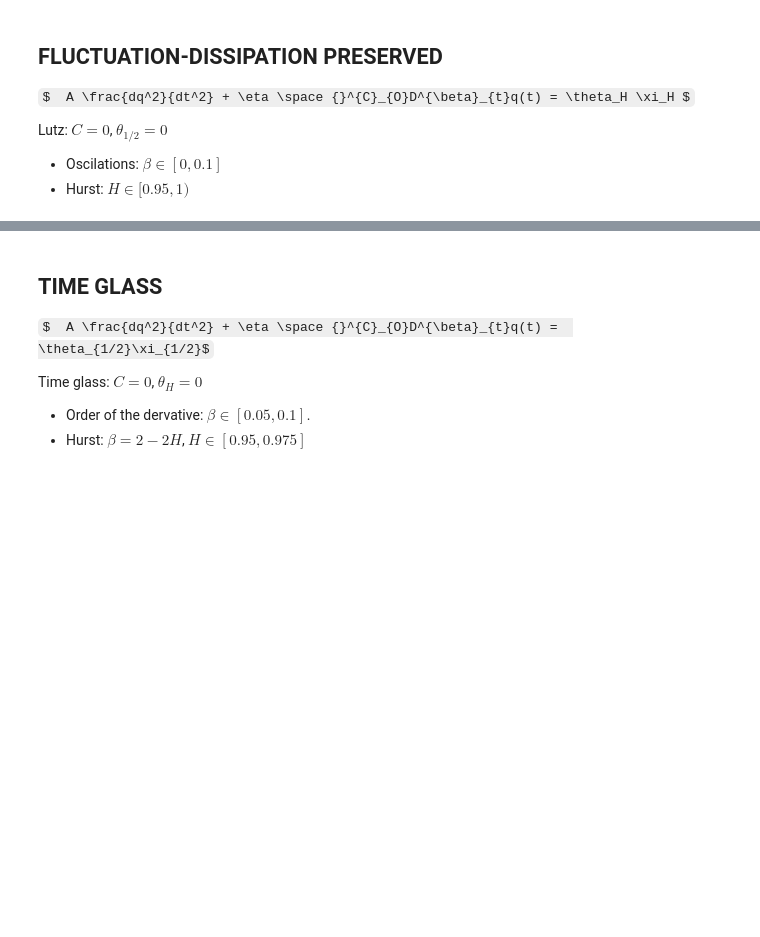
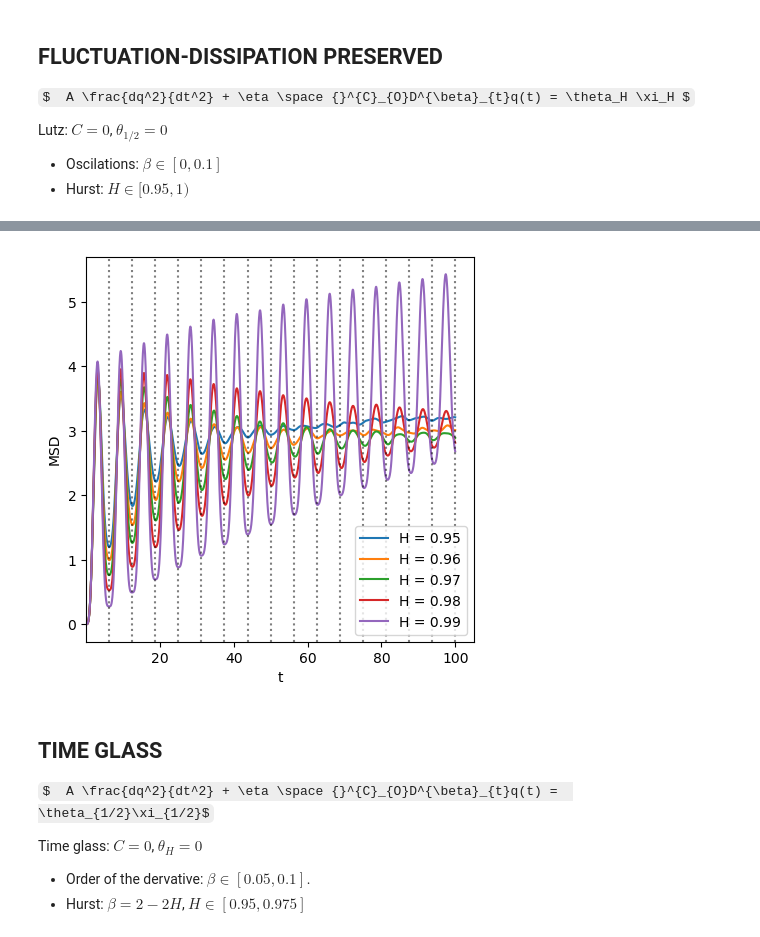
Before and after one commit to davidsantiagoquevedo/fractional-langevin-equations, a Jupyter notebook: analysis/poster_results.ipynb, the cells around one changed output, grey strips where cells are left out. Cells and saved outputs as stored; diff of their text form; code cells hidden in the pictures; some formulas as TeX source; blank space fills up the shorter version.

```diff
--- a/analysis/poster_results.ipynb
+++ b/analysis/poster_results.ipynb
@@ -232,3 +186,52 @@ fig.savefig("../outs/lutz.png", dpi = 1000)
+# %%
+#OSCILATIONS
+avg = 12000
+task_set = ["001", "002"]
+A = 1.0
+eta = 1.0
+C = 0.0
+theta_H = 1.0
+theta_12 = 0.0
+fig, ax = plt.subplots(1,1, figsize = (5,5))
+
+H = 0.95
+df_msd = get_msd(A, eta, C, theta_12, theta_H, H, avg, h, task_set)
+df_ft = get_ft(df_msd, h, T)
+df_freq = get_freq(df_ft)
+plot_msd(ax, df_msd, H)
+
+H = 0.96
+df_msd = get_msd(A, eta, C, theta_12, theta_H, H, avg, h, task_set)
+df_ft = get_ft(df_msd, h, T)
+df_freq = get_freq(df_ft)
+plot_msd(ax, df_msd, H)
+
+H = 0.97
+df_msd = get_msd(A, eta, C, theta_12, theta_H, H, avg, h, task_set)
+df_ft = get_ft(df_msd, h, T)
+df_freq = get_freq(df_ft)
+plot_msd(ax, df_msd, H)
+
+H = 0.98
+df_msd = get_msd(A, eta, C, theta_12, theta_H, H, avg, h, task_set)
+df_ft = get_ft(df_msd, h, T)
+df_freq = get_freq(df_ft)
+plot_msd(ax, df_msd, H)
+
+H = 0.99
+df_msd = get_msd(A, eta, C, theta_12, theta_H, H, avg, h, task_set)
+df_ft = get_ft(df_msd, h, T)
+df_freq = get_freq(df_ft)
+plot_msd(ax, df_msd, H)
+
+add_freq_grid(ax, df_freq.iloc[0].fr, T)
+
+ax.legend(loc = "lower right")
+
+ax.set_xlim(xmin = h)
+fig.savefig("../outs/oscilations-lutz.png", dpi = 1000)
+# %% [output]
+[figure, added]
 # %% [markdown]
 ## TIME GLASS
 
```
Also changed, not shown: parts of 2 cells of this notebook, 4 other files.
